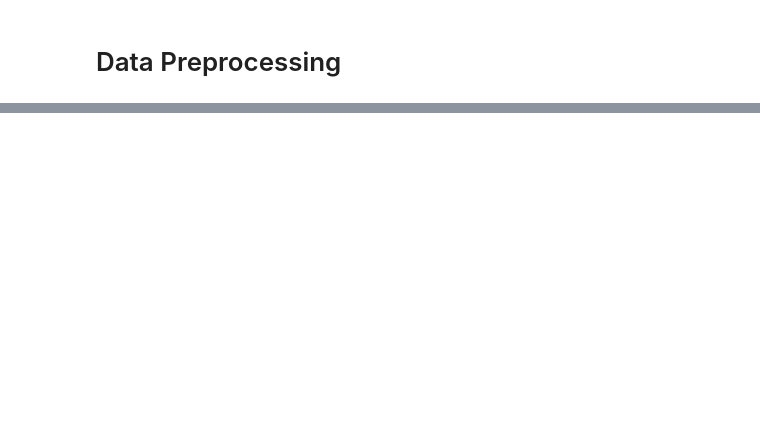
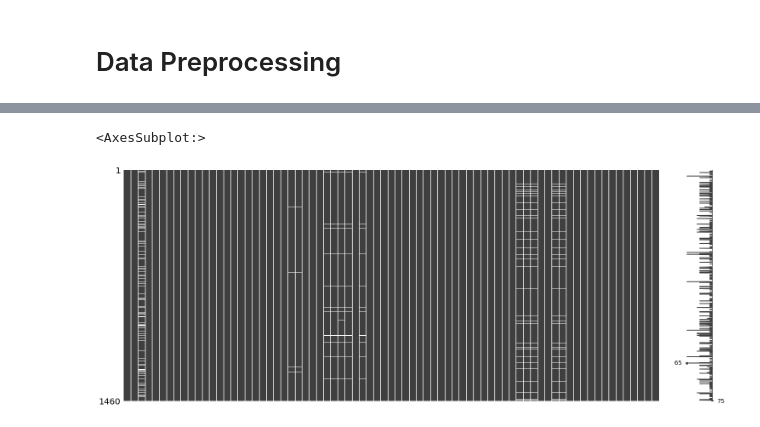
Before and after one commit to Harrychih/House-Prices---Advanced-Regression-Techniques, a Jupyter notebook: project.ipynb, the cells around one changed output, grey strips where cells are left out. Saved outputs shown, nothing was run; the diff lists cells and outputs as text; code cells hidden in the pictures; blank space fills up the shorter version.

```diff
--- a/project.ipynb
+++ b/project.ipynb
@@ -26,0 +39,10 @@ print('um of features:, fit.n_features)
+# %%
+# select the columns name that has more than around half
+colnames = [i for i in train.isna().sum().sort_values(axis = 0, ascending = False).head(5).index]
+train = train.drop(colnames, axis = 1)
+# %%
+import missingno as msno
+msno.matrix(train)
+# %% [output]
+<AxesSubplot:>
+[figure, added]
```
Also changed, not shown: parts of 23 cells of this notebook.
